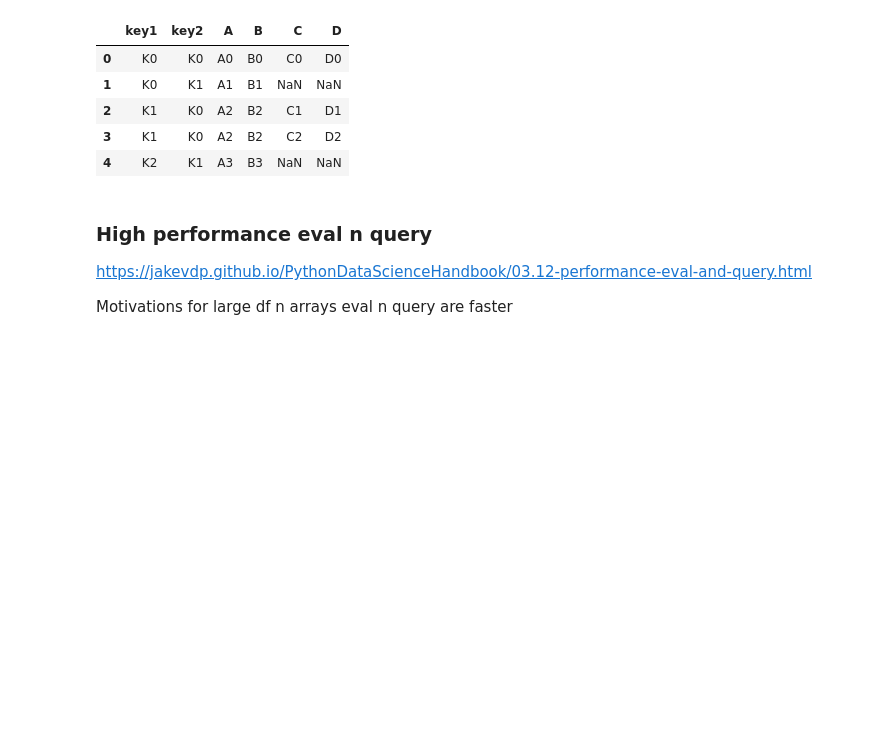
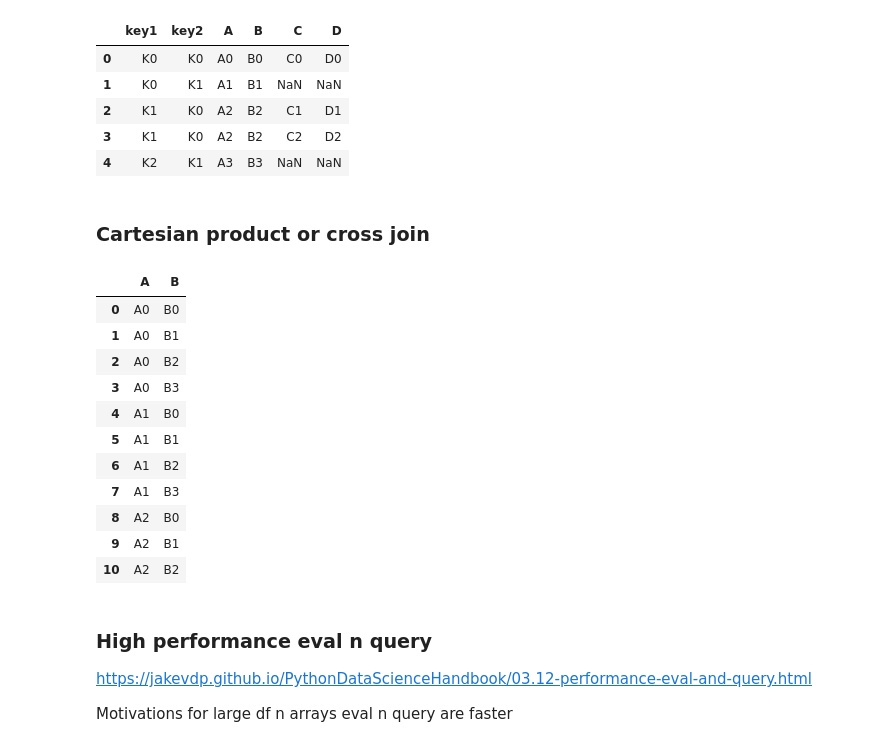
Before and after one commit to leandroohf/ds_pragmatic_programming, a Jupyter notebook: ds_pragmatic_programming_python.ipynb, the cells around one changed output. Drawn from its saved outputs; the diff is of its cells as text; code cells hidden in the pictures; blank space fills up the shorter version.

Commit message:
notebook+refactor: Split sections in diff notebooks n cross join
* Add cartesian jopin or cross join
* Split sql section into a new notebook

```diff
--- a/ds_pragmatic_programming_python.ipynb
+++ b/ds_pragmatic_programming_python.ipynb
@@ -1071,6 +1073,43 @@ result
 | 2 | K1 | K0 | A2 | B2 | C1 | D1 |
 | 3 | K1 | K0 | A2 | B2 | C2 | D2 |
 | 4 | K2 | K1 | A3 | B3 | NaN | NaN |
+# %% [markdown]
+### Cartesian product or cross join
+# %%
+df1 = pd.DataFrame({'key1': ['K0', 'K1', 'K2', 'K3'],
+                     'A': ['A0', 'A1', 'A2', 'A3']})
+
+
+df2 = pd.DataFrame({'key1': ['Q0', 'Q1', 'Q2', 'Q3'],
+                     'B': ['B0', 'B1', 'B2', 'B3']})
+
+
+# Add dummy key
+df1['_tmpkey'] = 1
+df2['_tmpkey'] = 1
+
+cartesian_df = pd.merge(df1[['_tmpkey',"A"]], df2[['_tmpkey',"B"]], on='_tmpkey').drop('_tmpkey', axis=1)
+#cartesian_df.index = pd.MultiIndex.from_product((df1.index, df2.index))
+cartesian_df = cartesian_df.reset_index(drop=True)
+
+df1.drop('_tmpkey', axis=1, inplace=True)
+df2.drop('_tmpkey', axis=1, inplace=True)
+
+
+cartesian_df.head(11)
+# %% [output]
+|  | A | B |
+| 0 | A0 | B0 |
+| 1 | A0 | B1 |
+| 2 | A0 | B2 |
+| 3 | A0 | B3 |
+| 4 | A1 | B0 |
+| 5 | A1 | B1 |
+| 6 | A1 | B2 |
+| 7 | A1 | B3 |
+| 8 | A2 | B0 |
+| 9 | A2 | B1 |
+| 10 | A2 | B2 |
 # %% [markdown]
 ### High performance eval n query
 
```
Also changed, not shown: parts of 8 cells of this notebook, 2 other files.
